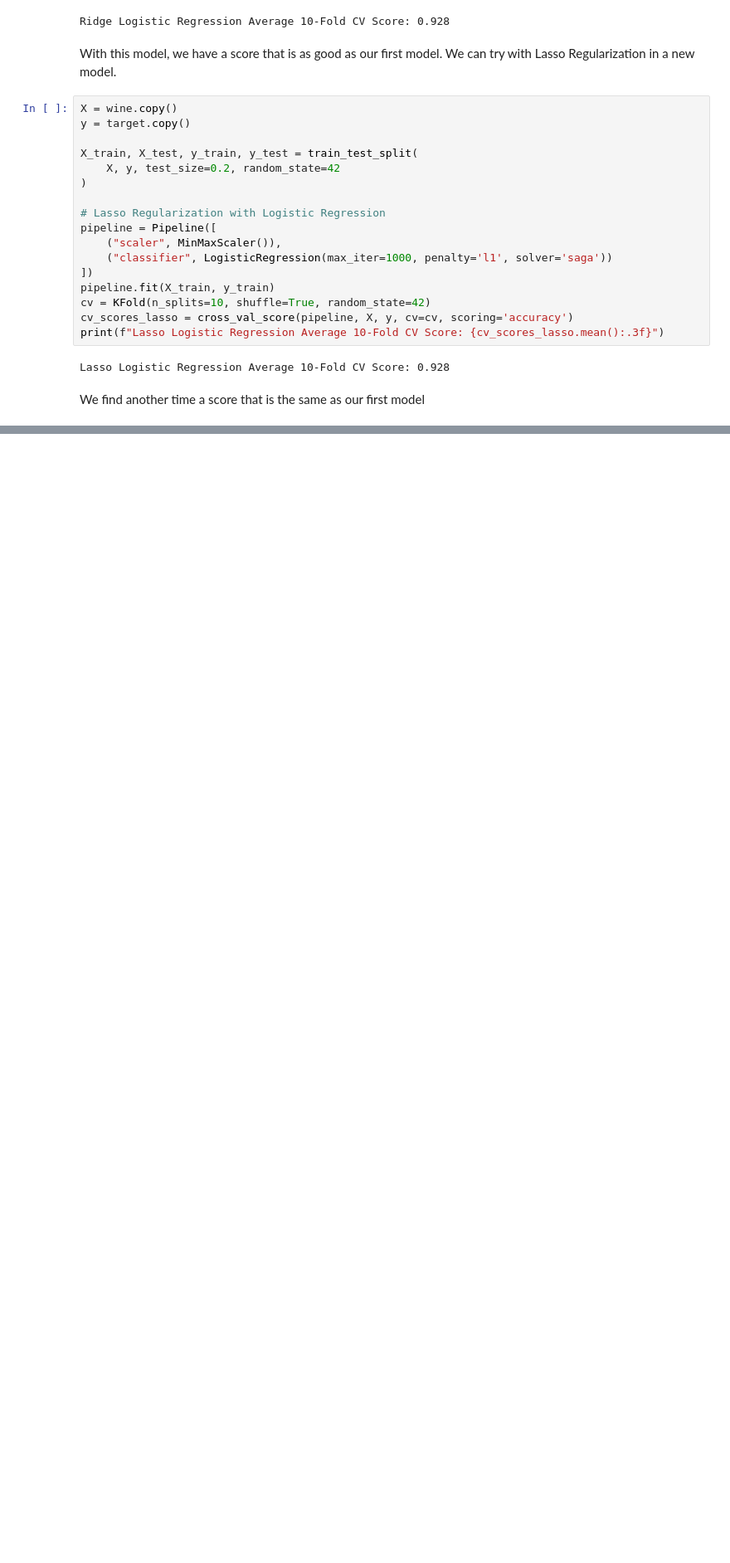
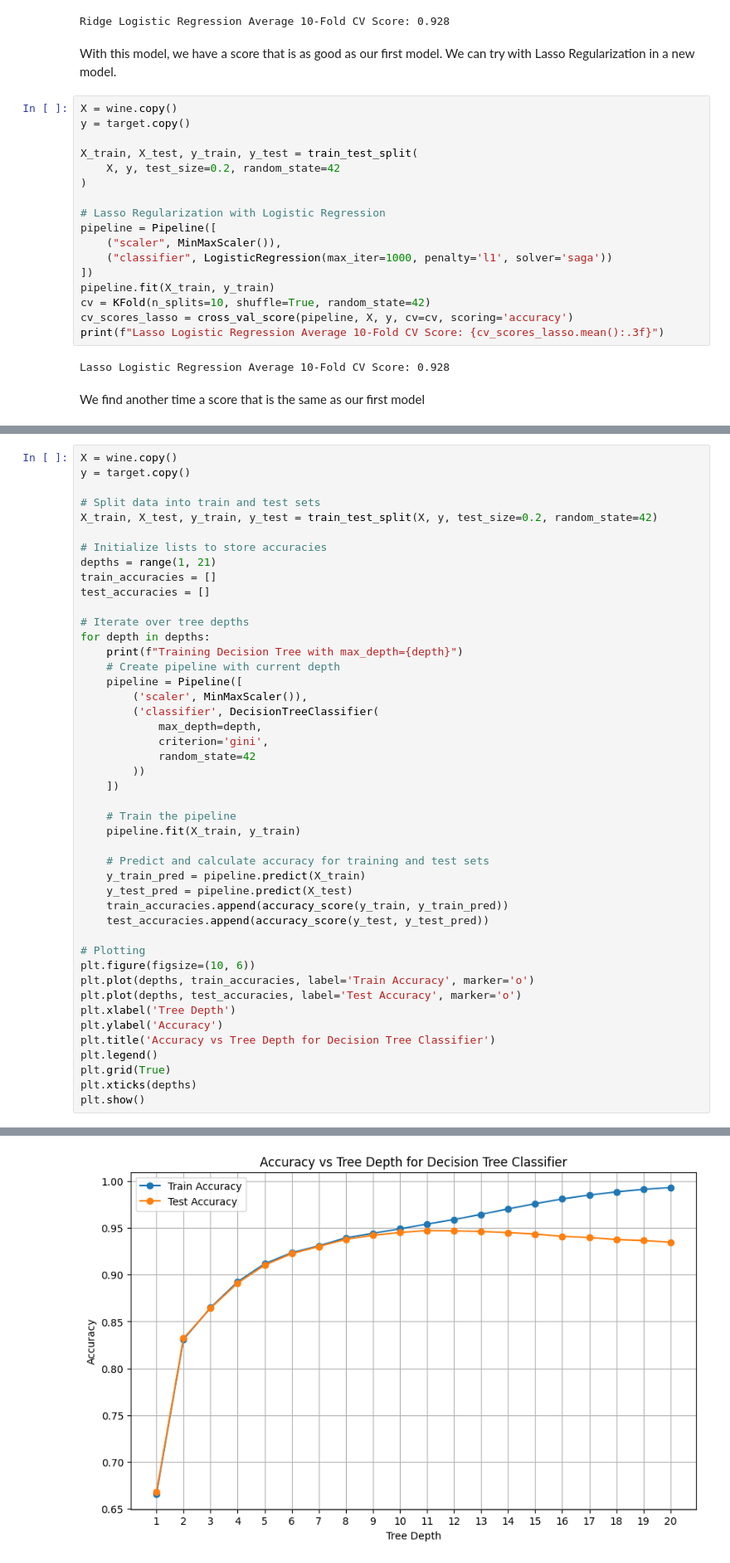
Before and after one commit to arthurl7389/WineAnalyzeML, a Jupyter notebook: model.ipynb, the cells around one changed output, grey strips where cells are left out. Shown: that part at 83% size. Saved outputs shown, nothing was run; the diff lists cells and outputs as text; blank space fills up the shorter version.

Commit message:
Matthieu: TreeDecision et fine-tuning sur max_depth

```diff
--- a/model.ipynb
+++ b/model.ipynb
@@ -453,0 +454,46 @@ We find another time a score that is the same as our first model
+# %%
+X = wine.copy()
+y = target.copy()
+
+# Split data into train and test sets
+X_train, X_test, y_train, y_test = train_test_split(X, y, test_size=0.2, random_state=42)
+
+# Initialize lists to store accuracies
+depths = range(1, 21)
+train_accuracies = []
+test_accuracies = []
+
+# Iterate over tree depths
+for depth in depths:
+    print(f"Training Decision Tree with max_depth={depth}")
+    # Create pipeline with current depth
+    pipeline = Pipeline([
+        ('scaler', MinMaxScaler()),
+        ('classifier', DecisionTreeClassifier(
+            max_depth=depth,
+            criterion='gini',
+            random_state=42
+        ))
+    ])
+
+    # Train the pipeline
+    pipeline.fit(X_train, y_train)
+
+    # Predict and calculate accuracy for training and test sets
+    y_train_pred = pipeline.predict(X_train)
+    y_test_pred = pipeline.predict(X_test)
+    train_accuracies.append(accuracy_score(y_train, y_train_pred))
+    test_accuracies.append(accuracy_score(y_test, y_test_pred))
+
+# Plotting
+plt.figure(figsize=(10, 6))
+plt.plot(depths, train_accuracies, label='Train Accuracy', marker='o')
+plt.plot(depths, test_accuracies, label='Test Accuracy', marker='o')
+plt.xlabel('Tree Depth')
+plt.ylabel('Accuracy')
+plt.title('Accuracy vs Tree Depth for Decision Tree Classifier')
+plt.legend()
+plt.grid(True)
+plt.xticks(depths)
+plt.show()
+# %% [output]
@@ -453,0 +520 @@ We find another time a score that is the same as our first model
+[figure, added]
```
Also changed, not shown: parts of 8 cells of this notebook.
